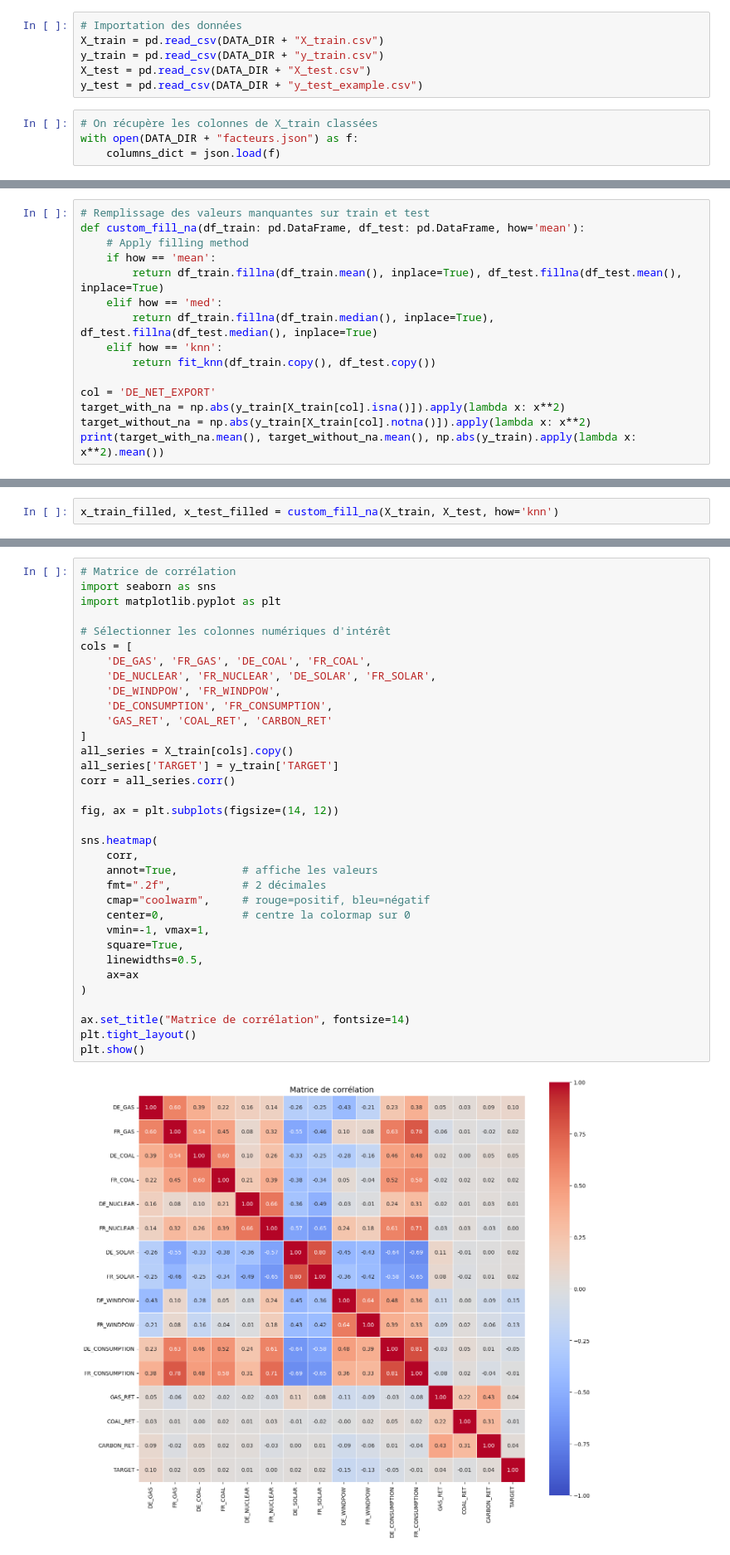
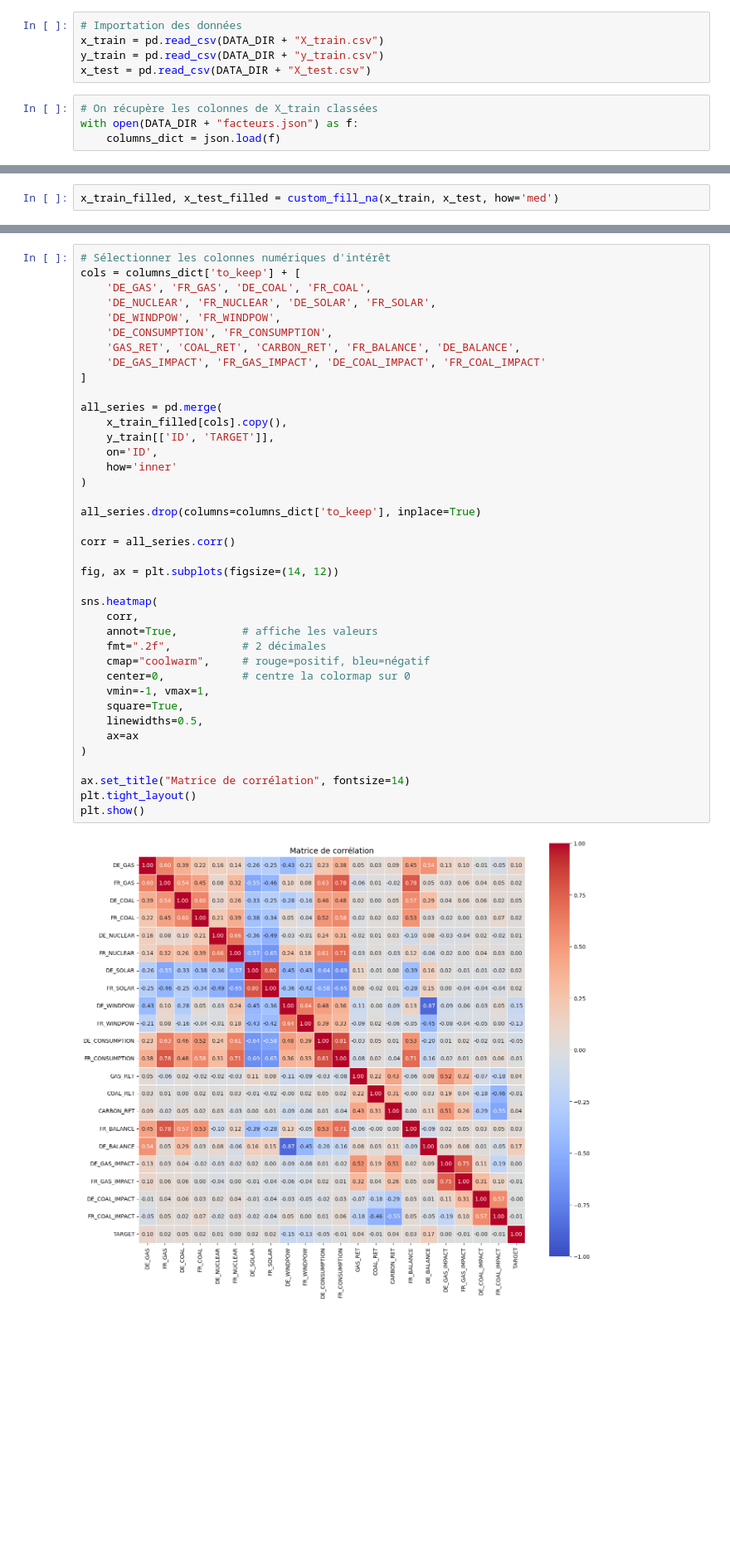
Before and after one commit to hugoser10/explaining-electricity-prices, a Jupyter notebook: main.ipynb, the cells around one changed output, grey strips where cells are left out. Shown at 83% size. Drawn from its saved outputs; the diff is of its cells as text; blank space fills up the shorter version.

Commit message:
add data filled files and some research on the possible features

```diff
--- a/main.ipynb
+++ b/main.ipynb
@@ -26,9 +23,8 @@ DATA_DIR = os.path.join(ROOT_DIR, "data/")
 # %%
 # Importation des données
-X_train = pd.read_csv(DATA_DIR + "X_train.csv")
+x_train = pd.read_csv(DATA_DIR + "X_train.csv")
 y_train = pd.read_csv(DATA_DIR + "y_train.csv")
-X_test = pd.read_csv(DATA_DIR + "X_test.csv")
-y_test = pd.read_csv(DATA_DIR + "y_test_example.csv")
+x_test = pd.read_csv(DATA_DIR + "X_test.csv")
 # %%
 # On récupère les colonnes de X_train classées
 with open(DATA_DIR + "facteurs.json") as f:
@@ -153,15 +170,0 @@ def fit_knn(df_train, df_test) -> Tuple[pd.DataFrame, pd.DataFrame]:
-# %%
-# Remplissage des valeurs manquantes sur train et test
-def custom_fill_na(df_train: pd.DataFrame, df_test: pd.DataFrame, how='mean'):
-    # Apply filling method
-    if how == 'mean':
-        return df_train.fillna(df_train.mean(), inplace=True), df_test.fillna(df_test.mean(), inplace=True)
-    elif how == 'med':
-        return df_train.fillna(df_train.median(), inplace=True), df_test.fillna(df_test.median(), inplace=True)
-    elif how == 'knn':
-        return fit_knn(df_train.copy(), df_test.copy())
-
-col = 'DE_NET_EXPORT'
-target_with_na = np.abs(y_train[X_train[col].isna()]).apply(lambda x: x**2)
-target_without_na = np.abs(y_train[X_train[col].notna()]).apply(lambda x: x**2)
-print(target_with_na.mean(), target_without_na.mean(), np.abs(y_train).apply(lambda x: x**2).mean())
@@ -176,2 +171,2 @@ dtype: float64
 # %%
-x_train_filled, x_test_filled = custom_fill_na(X_train, X_test, how='knn')
+x_train_filled, x_test_filled = custom_fill_na(x_train, x_test, how='med')
@@ -181,36 +198,41 @@ Meilleur k : 5 (score=0.0412)
 # %%
-# Matrice de corrélation
-import seaborn as sns
-import matplotlib.pyplot as plt
-
 # Sélectionner les colonnes numériques d'intérêt
-cols = [
+cols = columns_dict['to_keep'] + [
     'DE_GAS', 'FR_GAS', 'DE_COAL', 'FR_COAL',
     'DE_NUCLEAR', 'FR_NUCLEAR', 'DE_SOLAR', 'FR_SOLAR',
     'DE_WINDPOW', 'FR_WINDPOW',
     'DE_CONSUMPTION', 'FR_CONSUMPTION',
-    'GAS_RET', 'COAL_RET', 'CARBON_RET'
+    'GAS_RET', 'COAL_RET', 'CARBON_RET', 'FR_BALANCE', 'DE_BALANCE',
+    'DE_GAS_IMPACT', 'FR_GAS_IMPACT', 'DE_COAL_IMPACT', 'FR_COAL_IMPACT'
 ]
-all_series = X_train[cols].copy()
-all_series['TARGET'] = y_train['TARGET']
+
+all_series = pd.merge(
+    x_train_filled[cols].copy(),
+    y_train[['ID', 'TARGET']],
+    on='ID',
+    how='inner'
+)
+
+all_series.drop(columns=columns_dict['to_keep'], inplace=True)
+
 corr = all_series.corr()
 
 fig, ax = plt.subplots(figsize=(14, 12))
 
 sns.heatmap(
     corr,
     annot=True,          # affiche les valeurs
     fmt=".2f",           # 2 décimales
     cmap="coolwarm",     # rouge=positif, bleu=négatif
     center=0,            # centre la colormap sur 0
     vmin=-1, vmax=1,
     square=True,
     linewidths=0.5,
     ax=ax
 )
 
 ax.set_title("Matrice de corrélation", fontsize=14)
 plt.tight_layout()
 plt.show()
 # %% [output]
-[figure, old version]
+[figure, new version]
```
Also changed, not shown: parts of 32 cells of this notebook, 1 other file.
